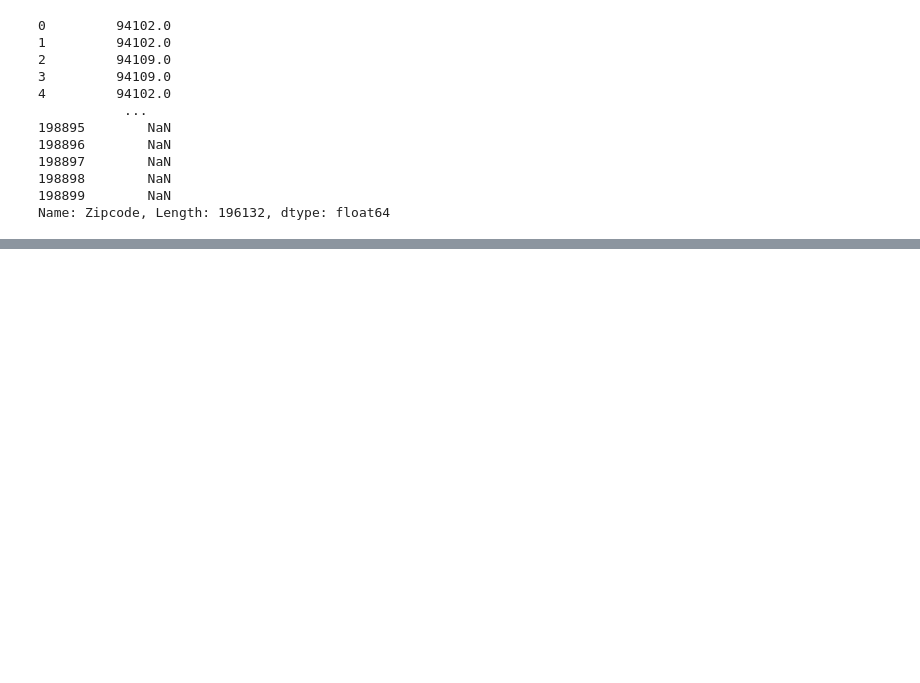
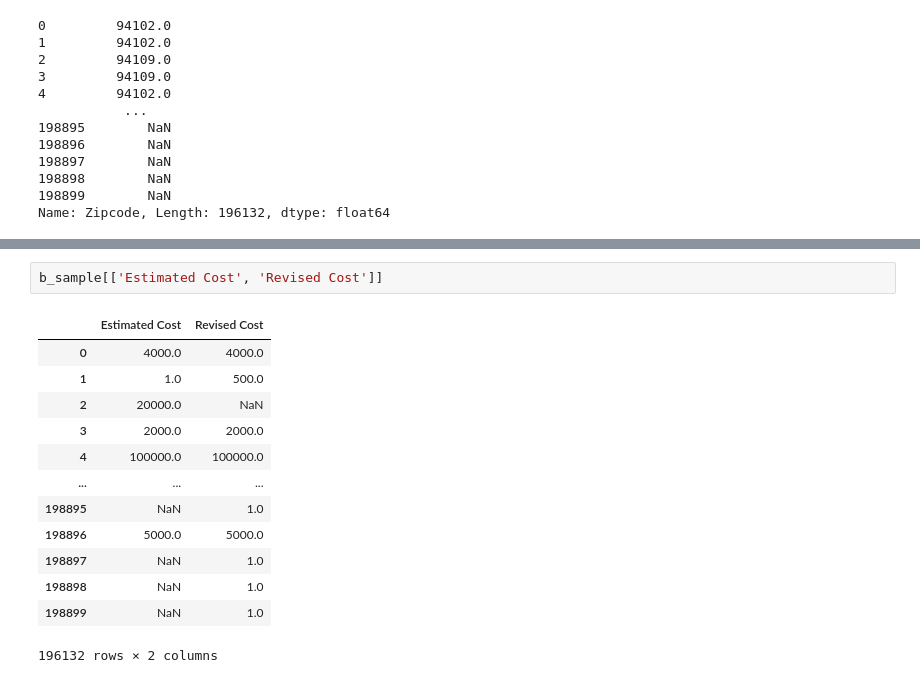
Before and after one commit to htuteja04/practice, a Jupyter notebook: Data Cleaning/practice_1.ipynb, the cells around one changed output, grey strips where cells are left out. Cells and saved outputs as stored; diff of their text form; blank space fills up the shorter version.

```diff
--- a/Data Cleaning/practice_1.ipynb
+++ b/Data Cleaning/practice_1.ipynb
@@ -228,0 +253,16 @@ Name: Zipcode, Length: 196132, dtype: float64
+# %%
+b_sample[['Estimated Cost', 'Revised Cost']]
+# %% [output]
+|  | Estimated Cost | Revised Cost |
+| 0 | 4000.0 | 4000.0 |
+| 1 | 1.0 | 500.0 |
+| 2 | 20000.0 | NaN |
+| 3 | 2000.0 | 2000.0 |
+| 4 | 100000.0 | 100000.0 |
+| ... | ... | ... |
+| 198895 | NaN | 1.0 |
+| 198896 | 5000.0 | 5000.0 |
+| 198897 | NaN | 1.0 |
+| 198898 | NaN | 1.0 |
+| 198899 | NaN | 1.0 |
+196132 rows × 2 columns
```
Also changed, not shown: parts of 9 cells of this notebook.
